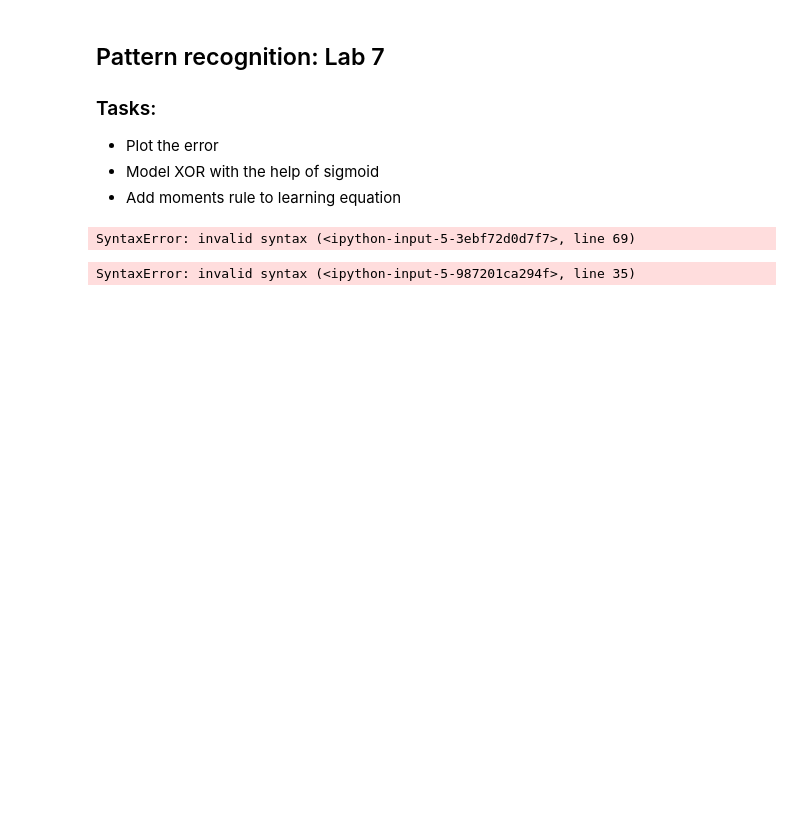
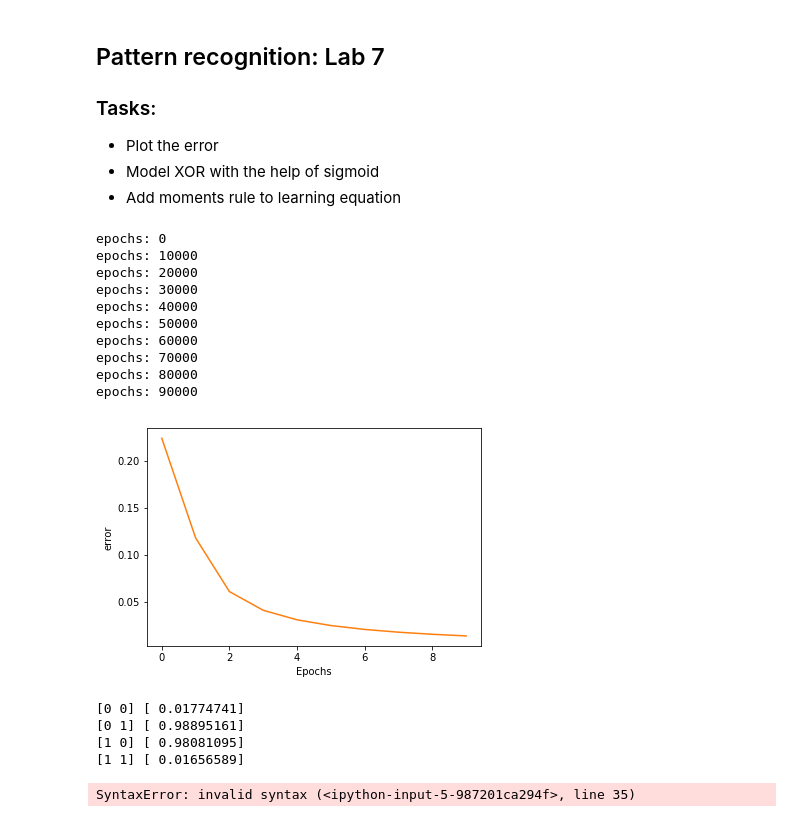
Before and after one commit to TurysbekNazym/ComputerVision, a Jupyter notebook: lab7/lab7/Lab7.ipynb, the cells around one changed output. Cells and saved outputs as stored; diff of their text form; code cells hidden in the pictures; blank space fills up the shorter version.

```diff
--- a/lab7/lab7/Lab7.ipynb
+++ b/lab7/lab7/Lab7.ipynb
@@ -92,53 +92,67 @@ class NeuralNetwork:
 
                     layer = np.atleast_2d(a[i])
                     delta = np.atleast_2d(deltas[i])
-                # gradient = layer.T.dot(delta)
+                # gradient + = layer.T.dot(delta)
                     self.weights[i] = self.weights[i] + learning_rate*layer.T.dot(delta)
 
 
             if k % 10000 == 0:
                 print('epochs:', k)
-               # t = np.average(myList)
-               # avList.append(t)
+                t = np.average(myList)
+                avList.append(t)
 
-           # plt.show()
+           #plt.show()
         #print(myList)
 
-        #plt.plot(myList[1])
-        #plt.plot(avList)
-        #plt.xlabel('Epochs')
-        #plt.ylabel('error')
-        #plt.show()
+        plt.plot(myList[1])
+        plt.plot(avList)
+        plt.xlabel('Epochs')
+        plt.ylabel('error')
+        plt.show()
 
     def predict(self, x):
 
         a = np.concatenate((np.ones(1).T, np.array(x)))
 
         for l in range(0, len(self.weights)):
             a = self.activation(np.dot(a, self.weights[l]))
         return a
 
 
 if __name__ == '__main__':
 
     nn = NeuralNetwork([2,2,1])
     X = np.array([[0, 0],
                   [0, 1],
                   [1, 0],
                   [1, 1]])
     y = np.array([0, 1, 1, 0])
 #     X = np.array([[-1, -1],
 #                   [-1, 1],
 #                   [1, -1],
 
 #                   [1, 1]])
 #     y = np.array([0, 1, 1, 0])
 
     nn.fit(X, y)
     for e in X:
         print(e,nn.predict(e))
 # %% [output]
-SyntaxError: invalid syntax (<ipython-input-5-3ebf72d0d7f7>, line 69)
+epochs: 0
+epochs: 10000
+epochs: 20000
+epochs: 30000
+epochs: 40000
+epochs: 50000
+epochs: 60000
+epochs: 70000
+epochs: 80000
+epochs: 90000
+[figure, added]
+[0 0] [ 0.01774741]
+[0 1] [ 0.98895161]
+[1 0] [ 0.98081095]
+[1 1] [ 0.01656589]
 # %%
 def apply_nesterov_momentum(updates, params=None, momentum=0.9):
 # %%
```
Also changed, not shown: 5 other files.
